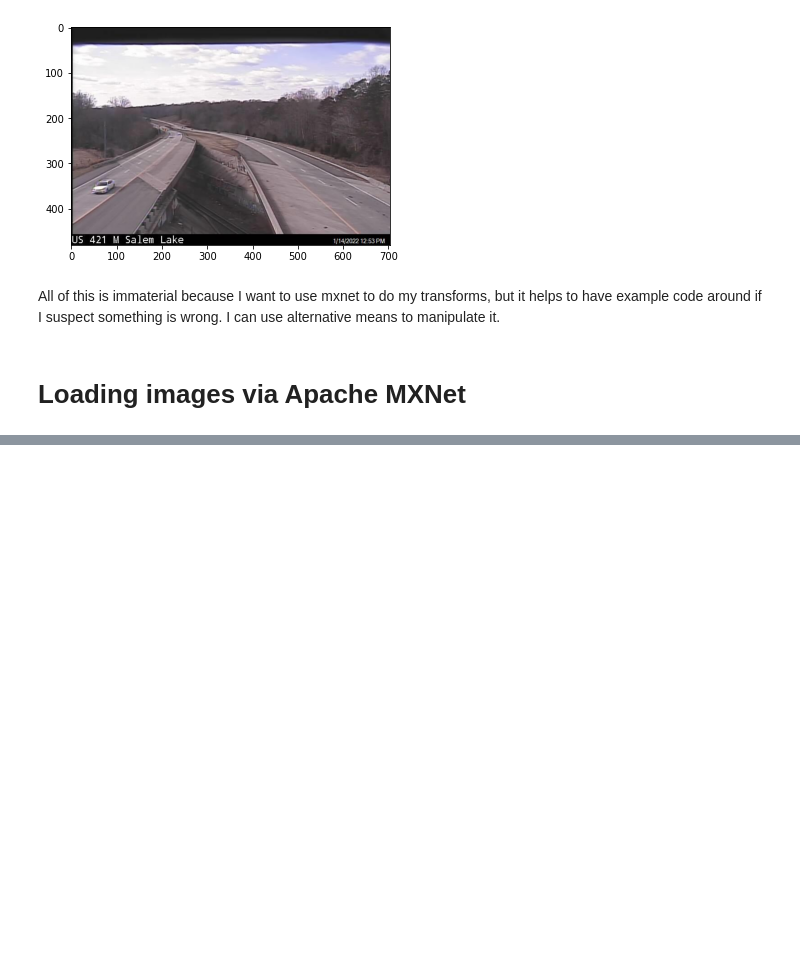
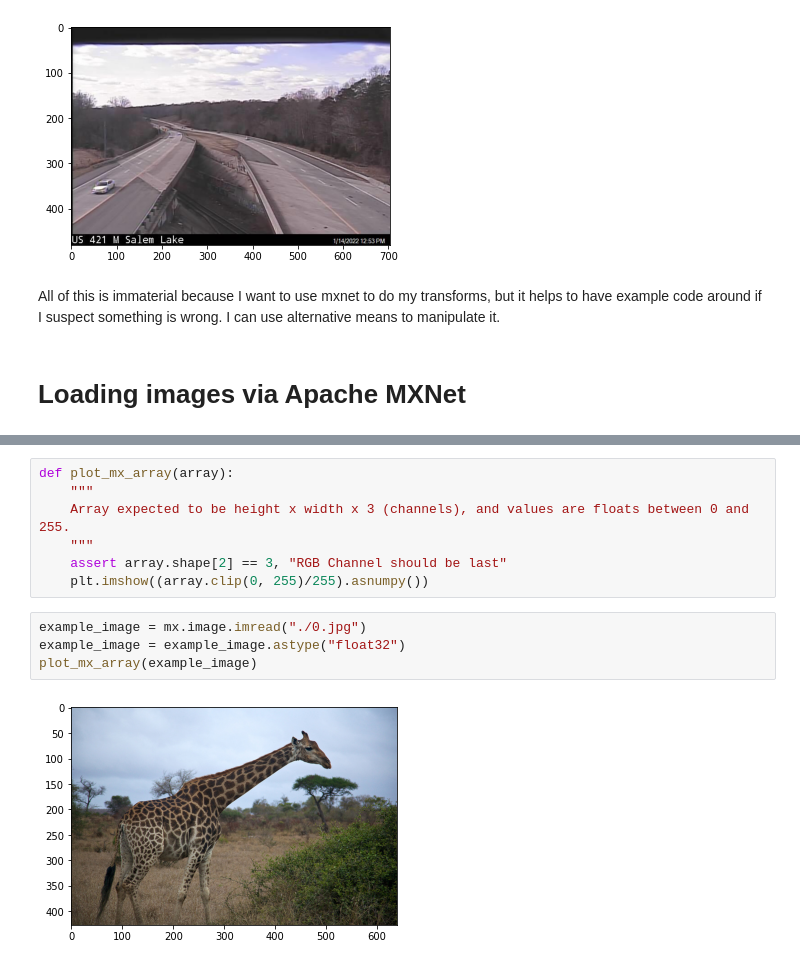
Before and after one commit to rtp-aws/devpost_aws_disaster_response, a Jupyter notebook: python/gray_rotate.ipynb, the cells around one changed output, grey strips where cells are left out. Saved outputs shown, nothing was run; the diff lists cells and outputs as text; blank space fills up the shorter version.

```diff
--- a/python/gray_rotate.ipynb
+++ b/python/gray_rotate.ipynb
@@ -170,0 +203,13 @@ NameError: name 'image_filepath' is not defined
+# %%
+def plot_mx_array(array):
+    """
+    Array expected to be height x width x 3 (channels), and values are floats between 0 and 255.
+    """
+    assert array.shape[2] == 3, "RGB Channel should be last"
+    plt.imshow((array.clip(0, 255)/255).asnumpy())
+# %%
+example_image = mx.image.imread("./0.jpg")
+example_image = example_image.astype("float32")
+plot_mx_array(example_image)
+# %% [output]
+[figure, added]
```
Also changed, not shown: parts of 21 cells of this notebook, 2 other files.
